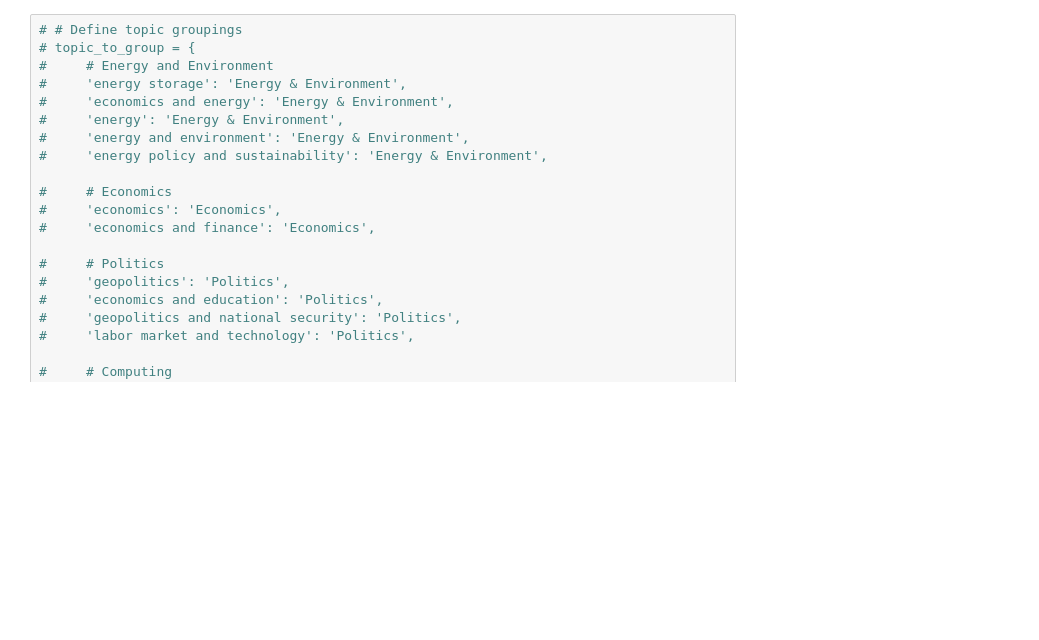
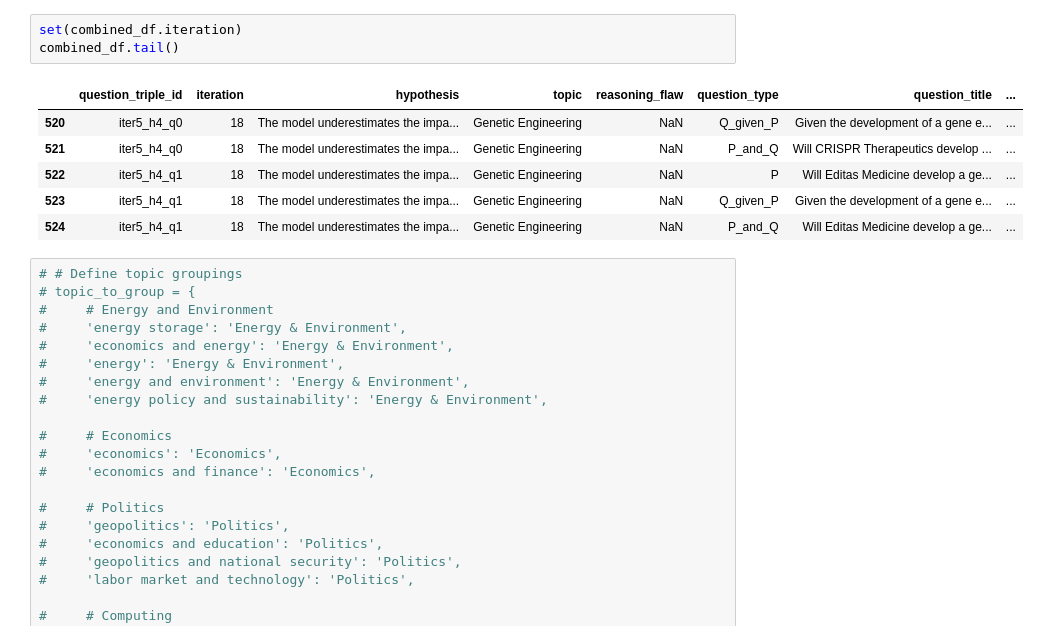
Before and after one commit to davisrbr/adaptive_evals, a Jupyter notebook: tasks/cond_100/clustering.ipynb, the cells around one changed output. Drawn from its saved outputs; the diff is of its cells as text; blank space fills up the shorter version.

```diff
--- a/tasks/cond_100/clustering.ipynb
+++ b/tasks/cond_100/clustering.ipynb
@@ -67,3 +910,13 @@ logical_and_df.head()
+# %%
+set(combined_df.iteration)
+combined_df.tail()
+# %% [output]
+|  | question_triple_id | iteration | hypothesis | topic | reasoning_flaw | question_type | question_title | ... |
+| 520 | iter5_h4_q0 | 18 | The model underestimates the impa... | Genetic Engineering | NaN | Q_given_P | Given the development of a gene e... | ... |
+| 521 | iter5_h4_q0 | 18 | The model underestimates the impa... | Genetic Engineering | NaN | P_and_Q | Will CRISPR Therapeutics develop ... | ... |
+| 522 | iter5_h4_q1 | 18 | The model underestimates the impa... | Genetic Engineering | NaN | P | Will Editas Medicine develop a ge... | ... |
+| 523 | iter5_h4_q1 | 18 | The model underestimates the impa... | Genetic Engineering | NaN | Q_given_P | Given the development of a gene e... | ... |
+| 524 | iter5_h4_q1 | 18 | The model underestimates the impa... | Genetic Engineering | NaN | P_and_Q | Will Editas Medicine develop a ge... | ... |
 # %%
 # # Define topic groupings
 # topic_to_group = {
```
Also changed, not shown: parts of 24 cells of this notebook, 3 other files.
